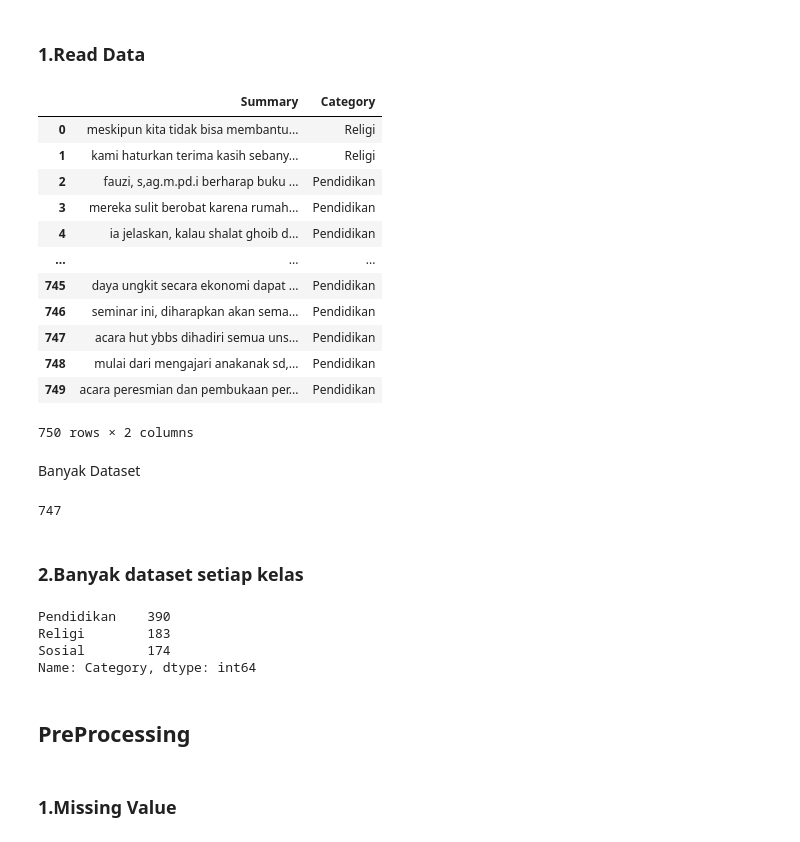
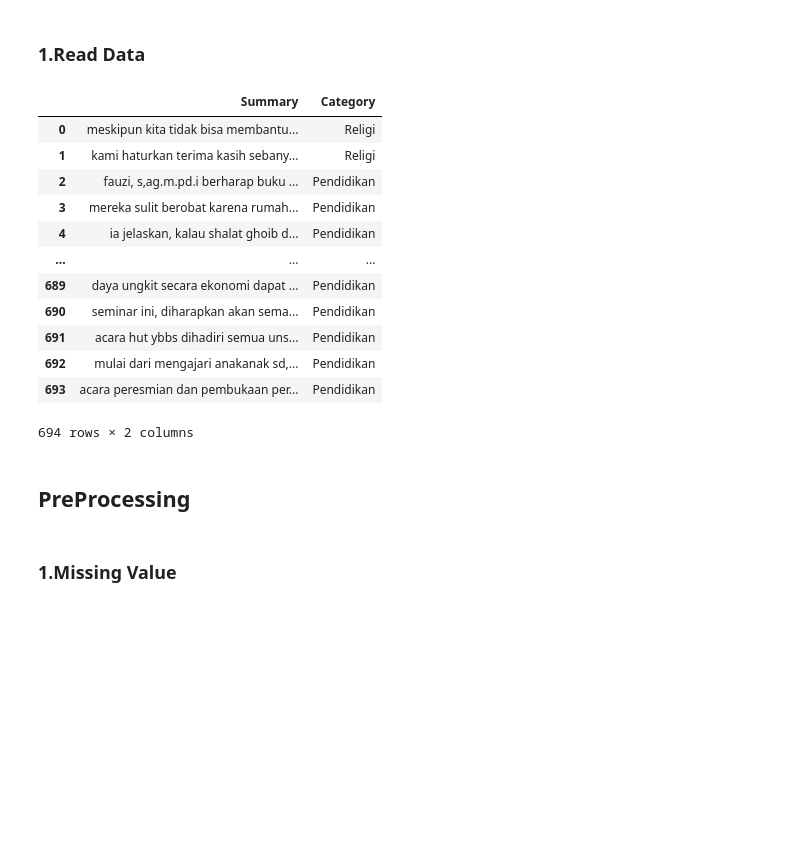
Before and after one commit to aulyamiftahkhulhikmah/projectPPW, a Jupyter notebook: _sources/notebooks5.ipynb, the cells around one changed output. Saved outputs shown, nothing was run; the diff lists cells and outputs as text; code cells hidden in the pictures; blank space fills up the shorter version.

```diff
--- a/_sources/notebooks5.ipynb
+++ b/_sources/notebooks5.ipynb
@@ -504,40 +491,23 @@ import numpy as np
 # %% [markdown]
 ### 1.Read Data
 # %%
-dtsummary = pd.read_csv("/content/DatasummaryRadarjatim.csv")
+dtsummary = pd.read_csv("/content/DatasummaryRadarJatim.csv")
 dtsummary
 # %% [output]
 |  | Summary | Category |
 | 0 | meskipun kita tidak bisa membantu... | Religi |
 | 1 | kami haturkan terima kasih sebany... | Religi |
 | 2 | fauzi, s,ag.m.pd.i berharap buku ... | Pendidikan |
 | 3 | mereka sulit berobat karena rumah... | Pendidikan |
 | 4 | ia jelaskan, kalau shalat ghoib d... | Pendidikan |
 | ... | ... | ... |
-| 745 | daya ungkit secara ekonomi dapat ... | Pendidikan |
-| 746 | seminar ini, diharapkan akan sema... | Pendidikan |
-| 747 | acara hut ybbs dihadiri semua uns... | Pendidikan |
-| 748 | mulai dari mengajari anakanak sd,... | Pendidikan |
-| 749 | acara peresmian dan pembukaan per... | Pendidikan |
+| 689 | daya ungkit secara ekonomi dapat ... | Pendidikan |
+| 690 | seminar ini, diharapkan akan sema... | Pendidikan |
+| 691 | acara hut ybbs dihadiri semua uns... | Pendidikan |
+| 692 | mulai dari mengajari anakanak sd,... | Pendidikan |
+| 693 | acara peresmian dan pembukaan per... | Pendidikan |
-750 rows × 2 columns
+694 rows × 2 columns
-# %% [markdown]
-Banyak Dataset
-# %%
-len(dtsummary)
-# %% [output]
-747
-# %% [markdown]
-### 2.Banyak dataset setiap kelas
-# %%
-# Hitung jumlah kelas
-kelas = dtsummary['Category'].value_counts()
-kelas
-# %% [output]
-Pendidikan    390
-Religi        183
-Sosial        174
-Name: Category, dtype: int64
 # %% [markdown]
-## PreProcessing
+## **PreProcessing**
 # %% [markdown]
 ### 1.Missing Value
```
Also changed, not shown: parts of 68 cells of this notebook, 18 other files.
